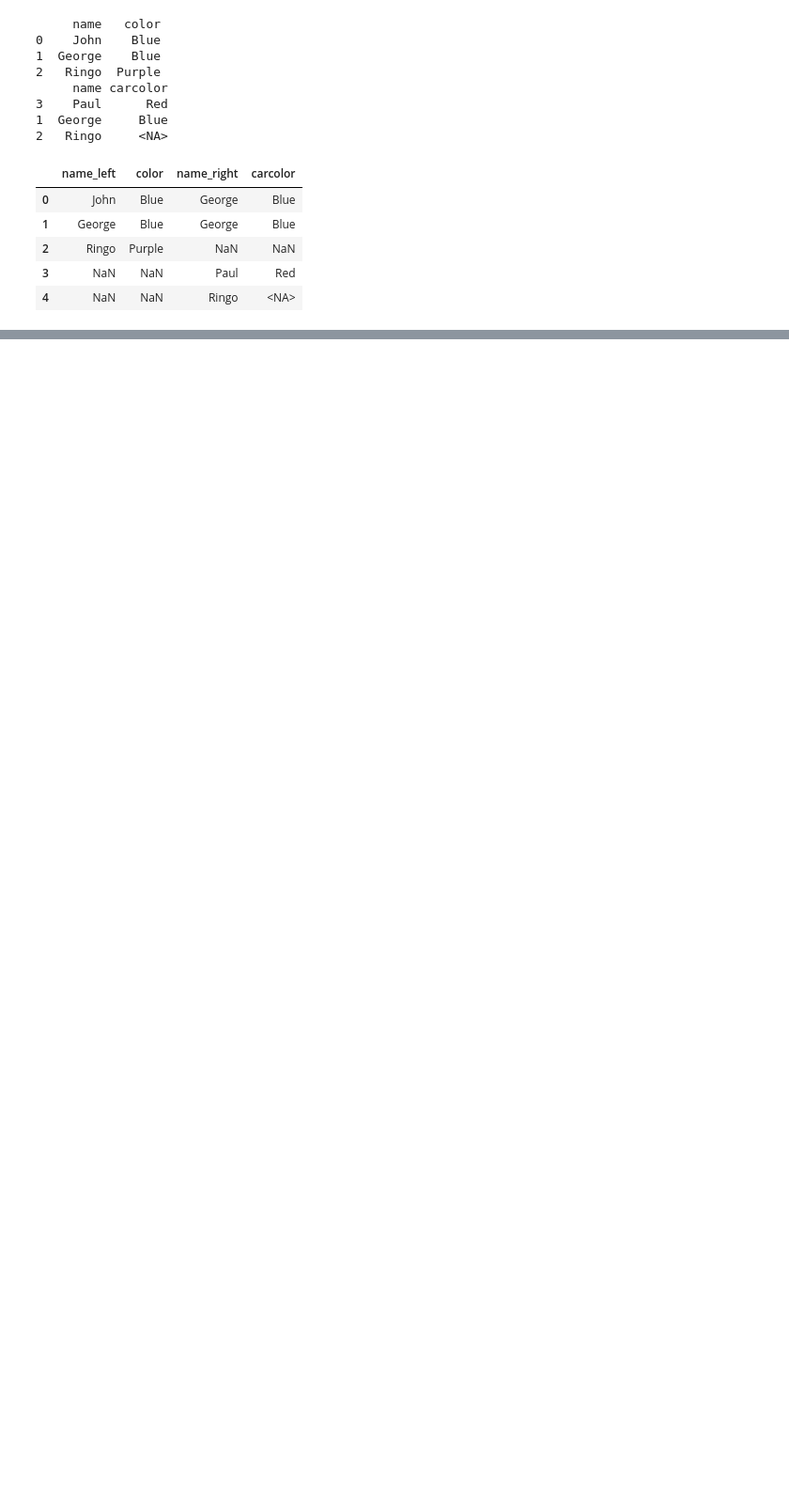
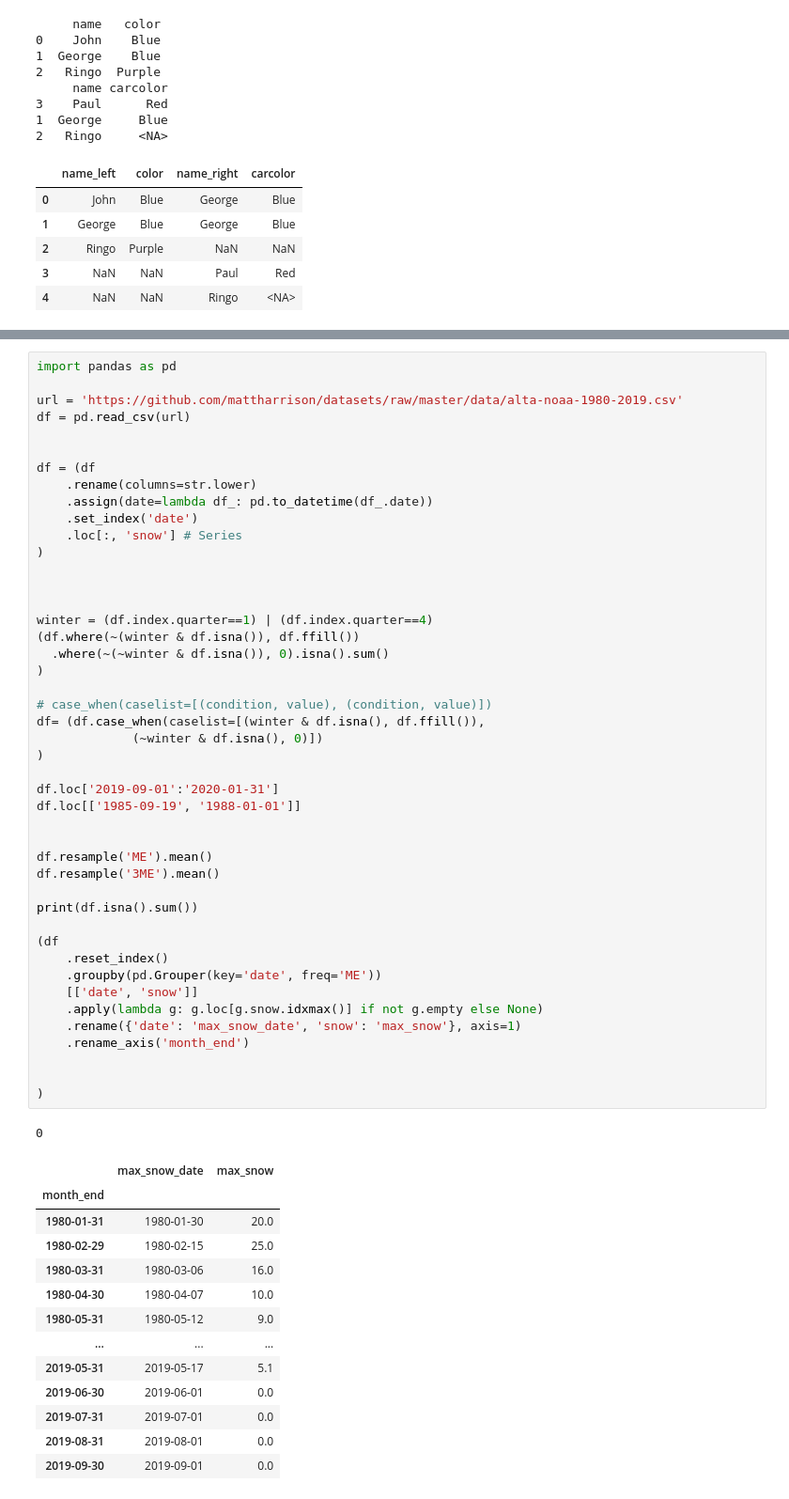
Before and after one commit to zhefeng687/effective_pandas, a Jupyter notebook: code/pandas_practice.ipynb, the cells around one changed output, grey strips where cells are left out. Shown at 94% size. Drawn from its saved outputs; the diff is of its cells as text; blank space fills up the shorter version.

```diff
--- a/code/pandas_practice.ipynb
+++ b/code/pandas_practice.ipynb
@@ -812,0 +1036,60 @@ AttributeError: module 'pandas' has no attribute 'to'
+# %%
+import pandas as pd
+
+url = 'https://github.com/mattharrison/datasets/raw/master/data/alta-noaa-1980-2019.csv'
+df = pd.read_csv(url)
+
+
+df = (df
+	.rename(columns=str.lower)
+	.assign(date=lambda df_: pd.to_datetime(df_.date))
+	.set_index('date')
+	.loc[:, 'snow'] # Series
+)
+
+
+
+winter = (df.index.quarter==1) | (df.index.quarter==4)
+(df.where(~(winter & df.isna()), df.ffill())
+  .where(~(~winter & df.isna()), 0).isna().sum()
+)
+
+# case_when(caselist=[(condition, value), (condition, value)])
+df= (df.case_when(caselist=[(winter & df.isna(), df.ffill()),
+             (~winter & df.isna(), 0)])
+)
+
+df.loc['2019-09-01':'2020-01-31']
+df.loc[['1985-09-19', '1988-01-01']]
+
+
+df.resample('ME').mean()
+df.resample('3ME').mean()
+
+print(df.isna().sum())
+
+(df
+ 	.reset_index()
+	.groupby(pd.Grouper(key='date', freq='ME'))
+    [['date', 'snow']]
+    .apply(lambda g: g.loc[g.snow.idxmax()] if not g.empty else None)
+    .rename({'date': 'max_snow_date', 'snow': 'max_snow'}, axis=1)
+    .rename_axis('month_end')
+
+
+)
+# %% [output]
+0
+|  | max_snow_date | max_snow |
+| month_end |  |  |
+| 1980-01-31 | 1980-01-30 | 20.0 |
+| 1980-02-29 | 1980-02-15 | 25.0 |
+| 1980-03-31 | 1980-03-06 | 16.0 |
+| 1980-04-30 | 1980-04-07 | 10.0 |
+| 1980-05-31 | 1980-05-12 | 9.0 |
+| ... | ... | ... |
+| 2019-05-31 | 2019-05-17 | 5.1 |
+| 2019-06-30 | 2019-06-01 | 0.0 |
+| 2019-07-31 | 2019-07-01 | 0.0 |
+| 2019-08-31 | 2019-08-01 | 0.0 |
+| 2019-09-30 | 2019-09-01 | 0.0 |
```
Also changed, not shown: parts of 9 cells of this notebook.
